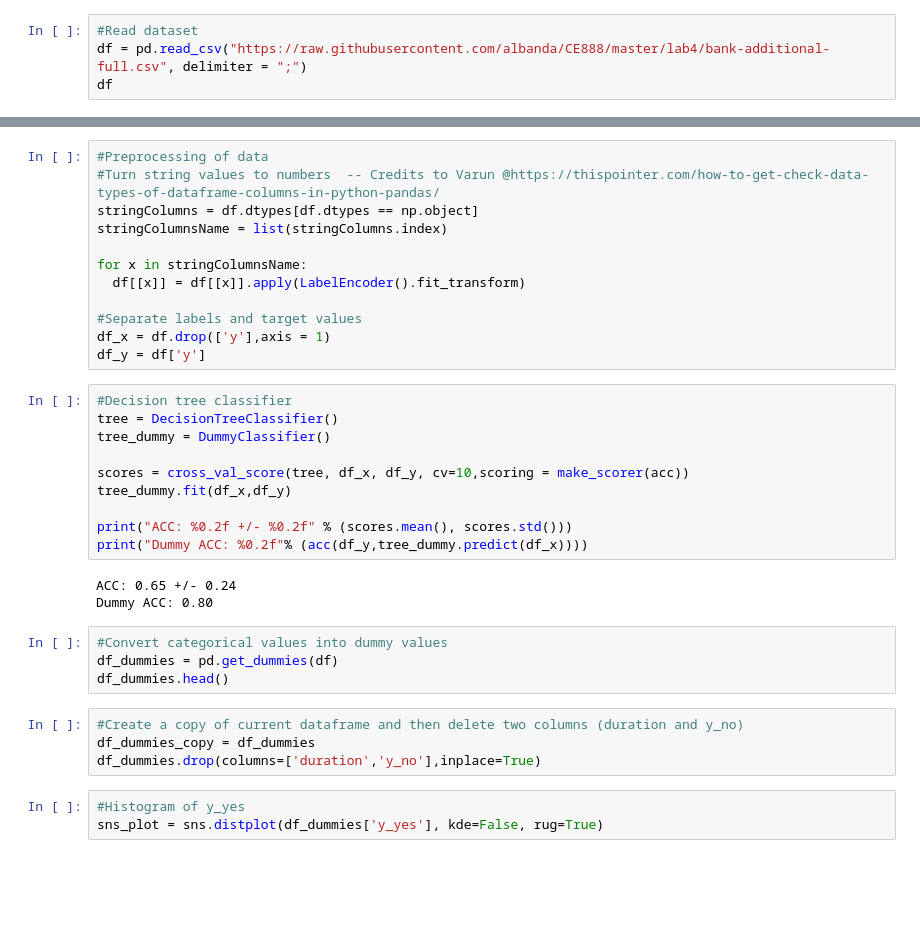
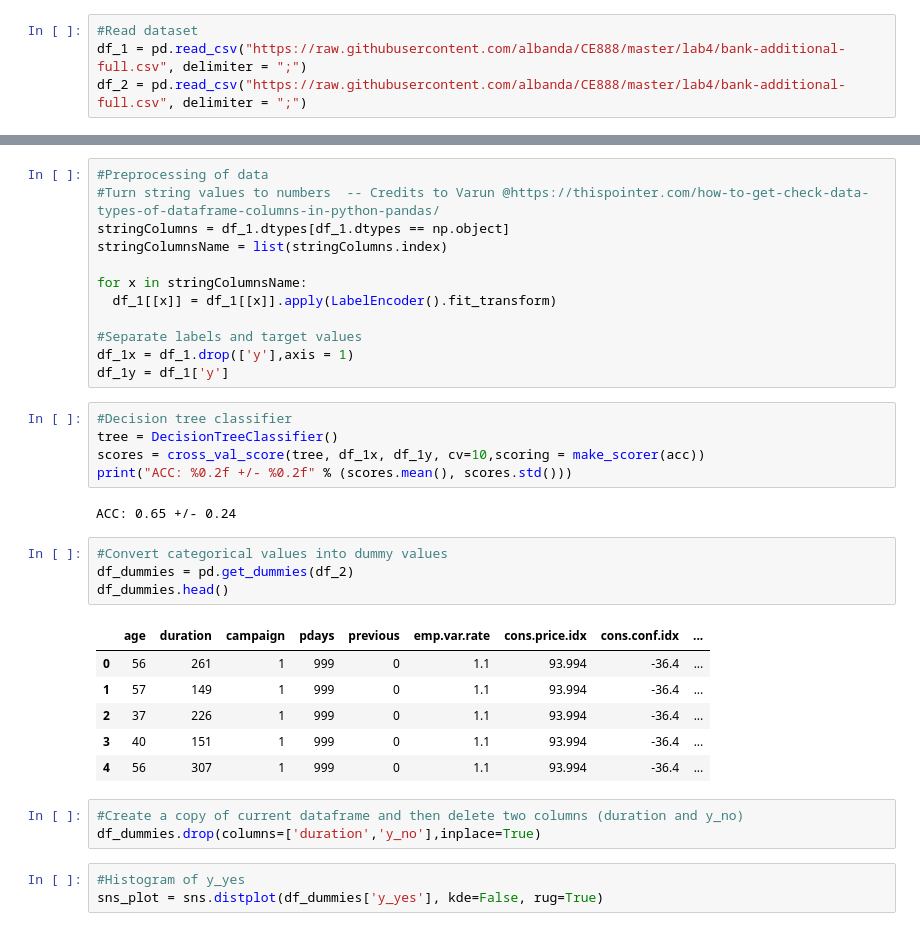
Before and after one commit to fjpa121197/DataScienceDM, a Jupyter notebook: Lab4/Lab4_bank_clf.ipynb, the cells around one changed output, grey strips where cells are left out. Cells and saved outputs as stored; diff of their text form; blank space fills up the shorter version.

```diff
--- a/Lab4/Lab4_bank_clf.ipynb
+++ b/Lab4/Lab4_bank_clf.ipynb
@@ -20,4 +23,4 @@ from sklearn.preprocessing import LabelEncoder
 # %%
 #Read dataset
-df = pd.read_csv("https://raw.githubusercontent.com/albanda/CE888/master/lab4/bank-additional-full.csv", delimiter = ";")
-df
+df_1 = pd.read_csv("https://raw.githubusercontent.com/albanda/CE888/master/lab4/bank-additional-full.csv", delimiter = ";")
+df_2 = pd.read_csv("https://raw.githubusercontent.com/albanda/CE888/master/lab4/bank-additional-full.csv", delimiter = ";")
@@ -38,35 +27,35 @@ df
 # %%
 #Preprocessing of data
 #Turn string values to numbers  -- Credits to Varun @https://thispointer.com/how-to-get-check-data-types-of-dataframe-columns-in-python-pandas/
-stringColumns = df.dtypes[df.dtypes == np.object]
+stringColumns = df_1.dtypes[df_1.dtypes == np.object]
 stringColumnsName = list(stringColumns.index)
 
 for x in stringColumnsName:
-  df[[x]] = df[[x]].apply(LabelEncoder().fit_transform)
+  df_1[[x]] = df_1[[x]].apply(LabelEncoder().fit_transform)
 
 #Separate labels and target values
-df_x = df.drop(['y'],axis = 1)
-df_y = df['y']
+df_1x = df_1.drop(['y'],axis = 1)
+df_1y = df_1['y']
 # %%
 #Decision tree classifier
 tree = DecisionTreeClassifier()
-tree_dummy = DummyClassifier()
-
-scores = cross_val_score(tree, df_x, df_y, cv=10,scoring = make_scorer(acc))
-tree_dummy.fit(df_x,df_y)
-
+scores = cross_val_score(tree, df_1x, df_1y, cv=10,scoring = make_scorer(acc))
 print("ACC: %0.2f +/- %0.2f" % (scores.mean(), scores.std()))
-print("Dummy ACC: %0.2f"% (acc(df_y,tree_dummy.predict(df_x))))
 # %% [output]
 ACC: 0.65 +/- 0.24
-Dummy ACC: 0.80
 # %%
 #Convert categorical values into dummy values
-df_dummies = pd.get_dummies(df)
+df_dummies = pd.get_dummies(df_2)
 df_dummies.head()
+# %% [output]
+|  | age | duration | campaign | pdays | previous | emp.var.rate | cons.price.idx | cons.conf.idx | ... |
+| 0 | 56 | 261 | 1 | 999 | 0 | 1.1 | 93.994 | -36.4 | ... |
+| 1 | 57 | 149 | 1 | 999 | 0 | 1.1 | 93.994 | -36.4 | ... |
+| 2 | 37 | 226 | 1 | 999 | 0 | 1.1 | 93.994 | -36.4 | ... |
+| 3 | 40 | 151 | 1 | 999 | 0 | 1.1 | 93.994 | -36.4 | ... |
+| 4 | 56 | 307 | 1 | 999 | 0 | 1.1 | 93.994 | -36.4 | ... |
 # %%
 #Create a copy of current dataframe and then delete two columns (duration and y_no)
-df_dummies_copy = df_dummies
 df_dummies.drop(columns=['duration','y_no'],inplace=True)
 # %%
 #Histogram of y_yes
```
Also changed, not shown: parts of 9 cells of this notebook.
